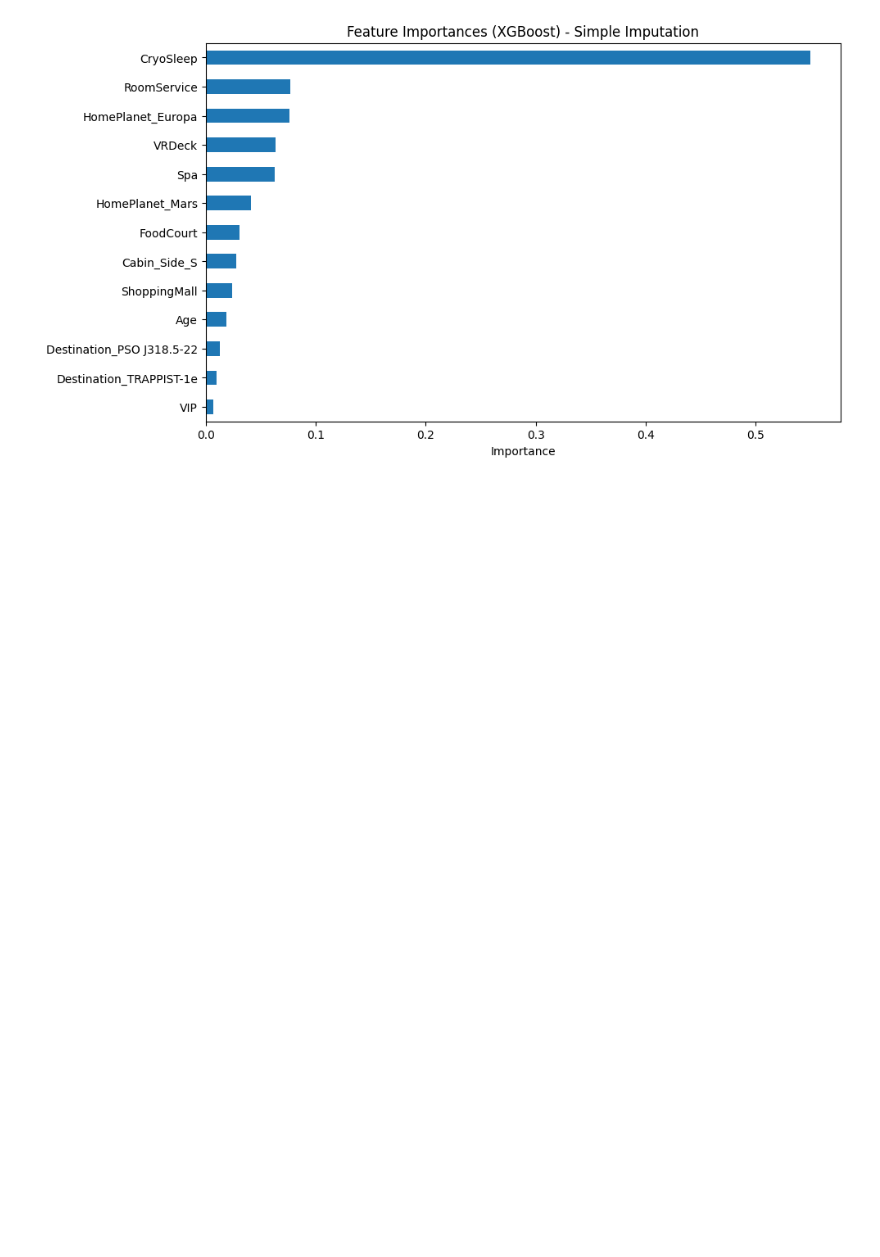
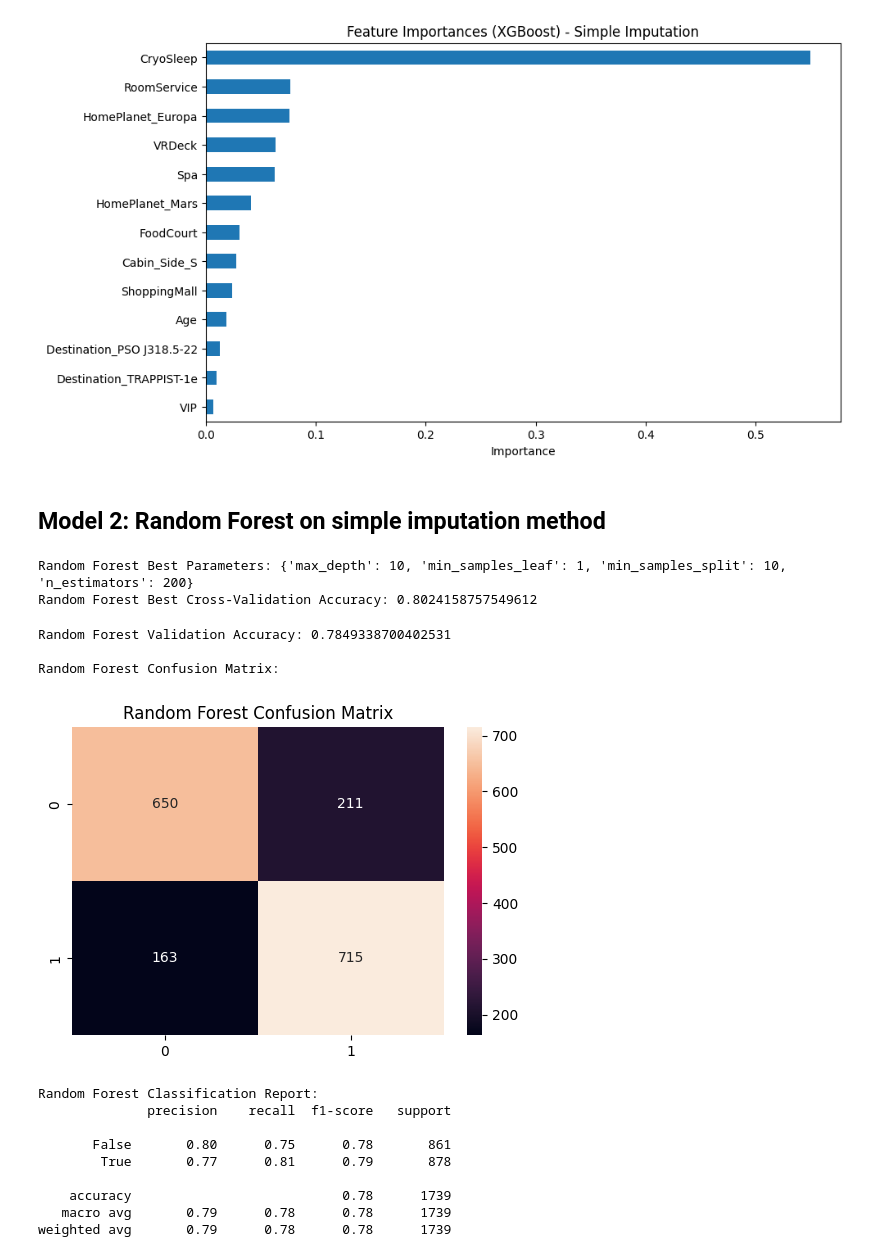
Before and after one commit to Data-Nova/spaceship_titanic_challenge, a Jupyter notebook: Spaceship_Titanic.ipynb, the cells around one changed output. Cells and saved outputs as stored; diff of their text form; code cells hidden in the pictures; blank space fills up the shorter version.

Commit message:
Applied Random Forest classifier on pre-processed data

```diff
--- a/Spaceship_Titanic.ipynb
+++ b/Spaceship_Titanic.ipynb
@@ -815,3 +815,73 @@ Destination_TRAPPIST-1e      0.009787
 VIP                          0.006456
 dtype: float32
 [figure]
+# %% [markdown]
+## Model 2: Random Forest on simple imputation method
+# %%
+from sklearn.ensemble import RandomForestClassifier
+
+# Define the parameter grid for GridSearchCV for Random Forest
+param_grid_rf = {
+    'n_estimators': [100, 200, 300],
+    'max_depth': [10, 15, 20],
+    'min_samples_split': [2, 5, 10],
+    'min_samples_leaf': [1, 2, 4]
+}
+
+# Initialize the Random Forest classifier
+rf_model_grid = RandomForestClassifier(random_state=42)
+
+# Initialize GridSearchCV for Random Forest
+grid_search_rf = GridSearchCV(estimator=rf_model_grid, param_grid=param_grid_rf, cv=3, scoring='accuracy', n_jobs=-1)
+
+# Perform GridSearchCV for Random Forest
+grid_search_rf.fit(X_train, y_train)
+
+# Get the best parameters and best score for Random Forest
+best_params_rf = grid_search_rf.best_params_
+best_score_rf = grid_search_score = grid_search_rf.best_score_
+
+print(f"Random Forest Best Parameters: {best_params_rf}")
+print(f"Random Forest Best Cross-Validation Accuracy: {best_score_rf}")
+# %% [output]
+Random Forest Best Parameters: {'max_depth': 10, 'min_samples_leaf': 1, 'min_samples_split': 10, 'n_estimators': 200}
+Random Forest Best Cross-Validation Accuracy: 0.8024158757549612
+# %%
+# Train the final Random Forest model with the best parameters
+final_rf_model = RandomForestClassifier(random_state=42, **best_params_rf)
+final_rf_model.fit(X_train, y_train)
+
+
+# Make predictions on the validation set
+y_pred_val_rf = final_rf_model.predict(X_val)
+
+# Evaluate the model
+accuracy_rf = accuracy_score(y_val, y_pred_val_rf)
+print(f"Random Forest Validation Accuracy: {accuracy_rf}")
+
+# Generate and display the confusion matrix
+conf_matrix_rf = confusion_matrix(y_val, y_pred_val_rf)
+print("\nRandom Forest Confusion Matrix:")
+plt.figure(figsize=(6, 4))
+sns.heatmap(conf_matrix_rf, annot=True, fmt=".0f")
+plt.title("Random Forest Confusion Matrix")
+plt.show()
+
+# Generate and print the classification report
+class_report_rf = classification_report(y_val, y_pred_val_rf)
+print("\nRandom Forest Classification Report:")
+print(class_report_rf)
+# %% [output]
+Random Forest Validation Accuracy: 0.7849338700402531
+
+Random Forest Confusion Matrix:
+[figure, added]
+Random Forest Classification Report:
+              precision    recall  f1-score   support
+
+       False       0.80      0.75      0.78       861
+        True       0.77      0.81      0.79       878
+
+    accuracy                           0.78      1739
+   macro avg       0.79      0.78      0.78      1739
+weighted avg       0.79      0.78      0.78      1739
```
Also changed, not shown: parts of 3 cells of this notebook.
